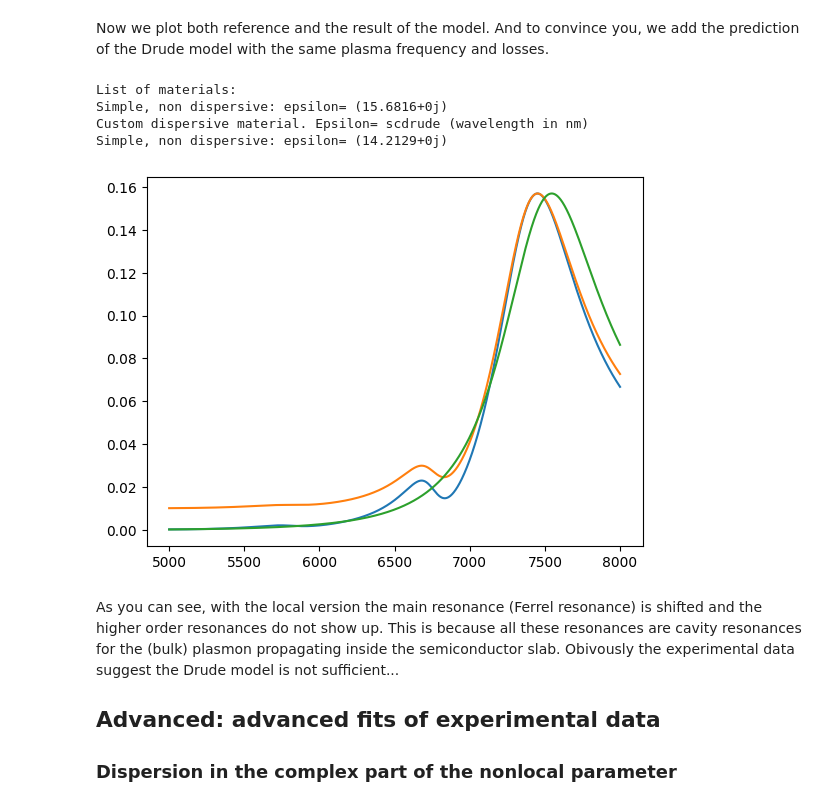
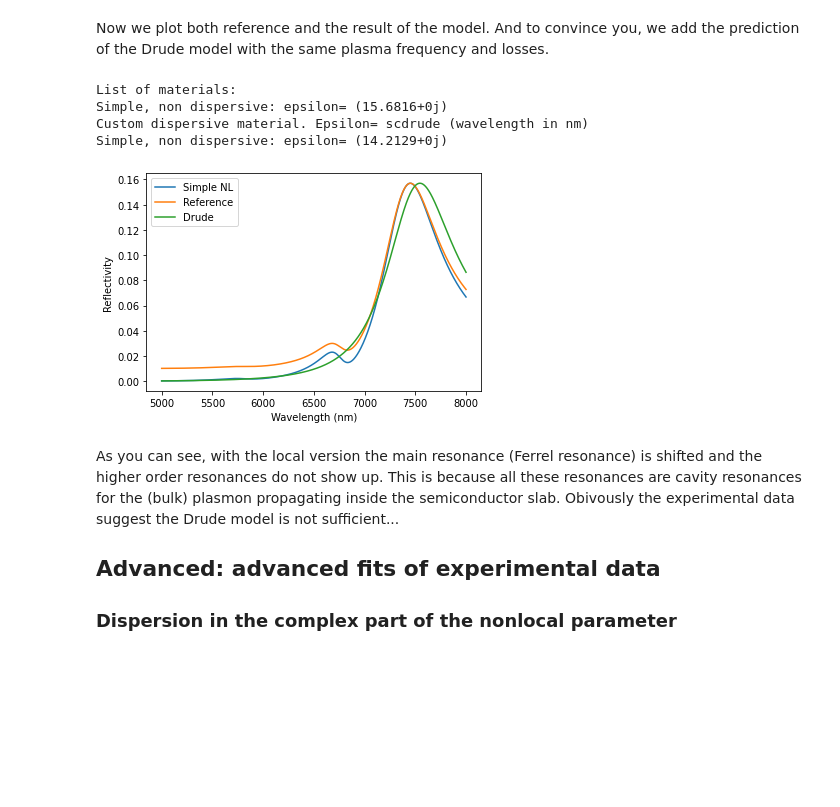
Before and after one commit to AnMoreau/PyMoosh, a Jupyter notebook: notebooks/In-depth_examples/Spatial_dispersion_aka_nonlocality.ipynb, the cells around one changed output. Cells and saved outputs as stored; diff of their text form; code cells hidden in the pictures; blank space fills up the shorter version.

```diff
--- a/notebooks/In-depth_examples/Spatial_dispersion_aka_nonlocality.ipynb
+++ b/notebooks/In-depth_examples/Spatial_dispersion_aka_nonlocality.ipynb
@@ -80,35 +80,39 @@ for wl in wavelength_list:
     _,_,R,_ = NLcoefficient(simple_nl,wl,theta,pol)
     R_simple.append(R)
 R_simple=np.array(R_simple)
 R_simple = R_simple/max(R_simple)*max(expdata)
 simpleplot, = plt.plot(wavelength_list,R_simple,label="Simple NL")
 
 refplot, = plt.plot(wavelength_list, expdata, label="Reference")
 
 # In PyMoosh
 # Drude model
 def scdrude(wavelength):
     chi_b = 11.6644913
     w_p = 8.9e+14
     gamma = 3.53201120e+12
     w = 2*np.pi*299792458*1e9 / wavelength
     chi_f = - w_p**2/(w * (w + 1j * gamma))
     return 1+chi_f+chi_b
 
 drude = PM.Structure([15.6816, scdrude, 14.2129],stack,thickness)
 R_drude = []
 for wl in wavelength_list:
     _,_,R,_ = PM.coefficient(simple_nl,wl,theta,pol)
     R_drude.append(R)
 R_drude=np.array(R_drude)
 R_drude = R_drude/max(R_drude)*max(expdata)
-drudeplot, = plt.plot(wavelength_list,R_drude,label="Simple NL")
+drudeplot, = plt.plot(wavelength_list,R_drude,label="Drude")
+plt.xlabel("Wavelength (nm)")
+plt.ylabel("Reflectivity")
+plt.legend()
+# plt.savefig("Drude_comparison.svg")
 # %% [output]
 List of materials:
 Simple, non dispersive: epsilon= (15.6816+0j)
 Custom dispersive material. Epsilon= scdrude (wavelength in nm)
 Simple, non dispersive: epsilon= (14.2129+0j)
-[figure, old version]
+[figure, new version]
 # %% [markdown]
 As you can see, with the local version the main resonance (Ferrel resonance) is shifted and the higher order resonances do not show up. This is because all these resonances are cavity resonances for the (bulk) plasmon propagating inside the semiconductor slab. Obivously the experimental data suggest the Drude model is not sufficient...
 
```
Also changed, not shown: parts of 4 cells of this notebook, 5 other files.
